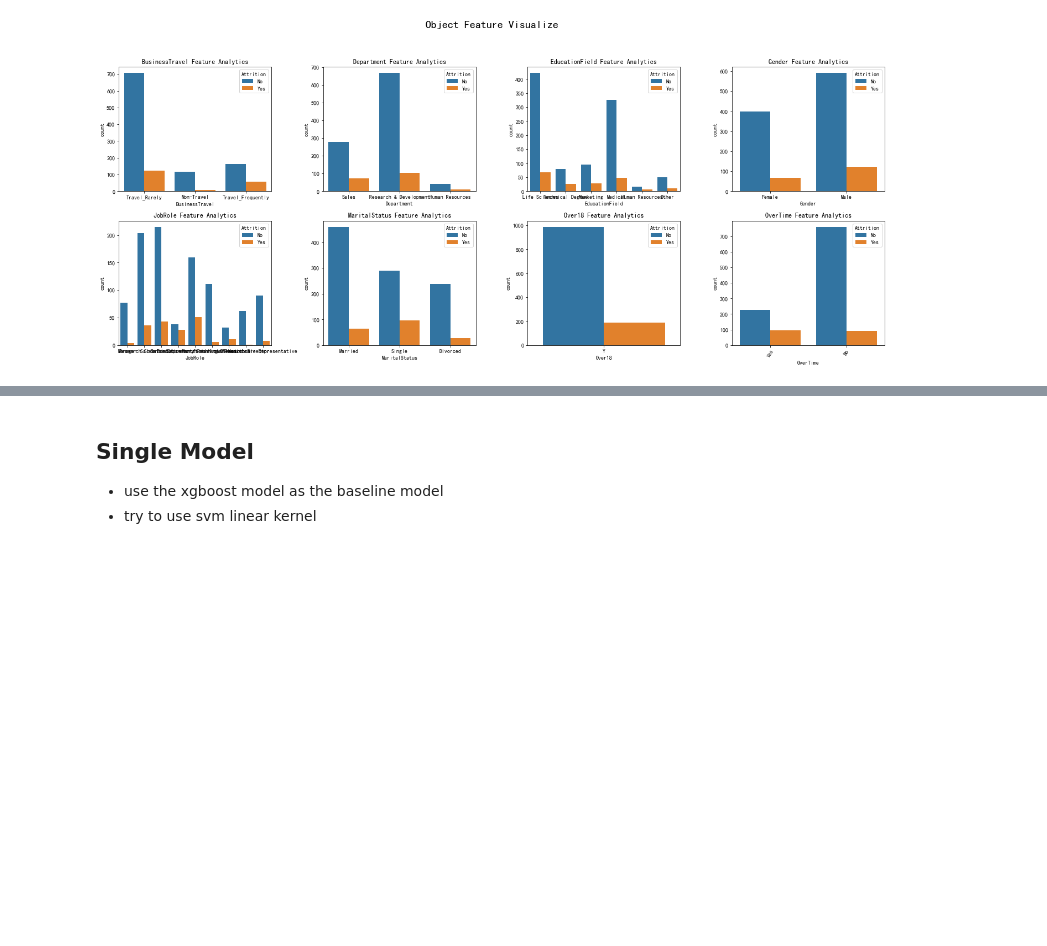
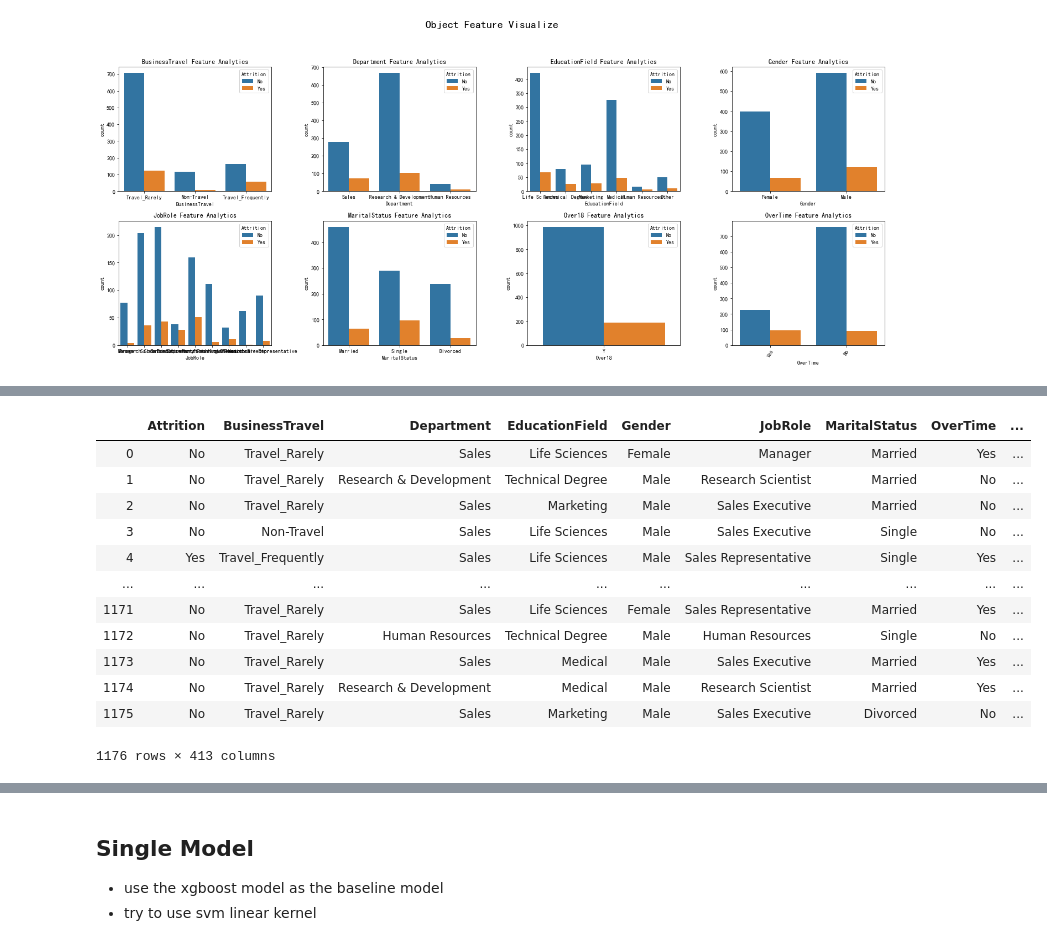
Before and after one commit to thinksee/Learning-Kaggle-with-Python, a Jupyter notebook: rs6-attrition-predict/StackingSampling.ipynb, the cells around one changed output, grey strips where cells are left out. Saved outputs shown, nothing was run; the diff lists cells and outputs as text; code cells hidden in the pictures; blank space fills up the shorter version.

```diff
--- a/rs6-attrition-predict/StackingSampling.ipynb
+++ b/rs6-attrition-predict/StackingSampling.ipynb
@@ -512,0 +642,16 @@ def extract_features_v2(df, is_train=False):
+# %%
+pd.concat([train[cat_features], pd.DataFrame(x)], axis=1)
+# %% [output]
+|  | Attrition | BusinessTravel | Department | EducationField | Gender | JobRole | MaritalStatus | OverTime | ... |
+| 0 | No | Travel_Rarely | Sales | Life Sciences | Female | Manager | Married | Yes | ... |
+| 1 | No | Travel_Rarely | Research & Development | Technical Degree | Male | Research Scientist | Married | No | ... |
+| 2 | No | Travel_Rarely | Sales | Marketing | Male | Sales Executive | Married | No | ... |
+| 3 | No | Non-Travel | Sales | Life Sciences | Male | Sales Executive | Single | No | ... |
+| 4 | Yes | Travel_Frequently | Sales | Life Sciences | Male | Sales Representative | Single | Yes | ... |
+| ... | ... | ... | ... | ... | ... | ... | ... | ... | ... |
+| 1171 | No | Travel_Rarely | Sales | Life Sciences | Female | Sales Representative | Married | Yes | ... |
+| 1172 | No | Travel_Rarely | Human Resources | Technical Degree | Male | Human Resources | Single | No | ... |
+| 1173 | No | Travel_Rarely | Sales | Medical | Male | Sales Executive | Married | Yes | ... |
+| 1174 | No | Travel_Rarely | Research & Development | Medical | Male | Research Scientist | Married | Yes | ... |
+| 1175 | No | Travel_Rarely | Sales | Marketing | Male | Sales Executive | Divorced | No | ... |
+1176 rows × 413 columns
```
Also changed, not shown: parts of 44 cells of this notebook, 17 other files.
